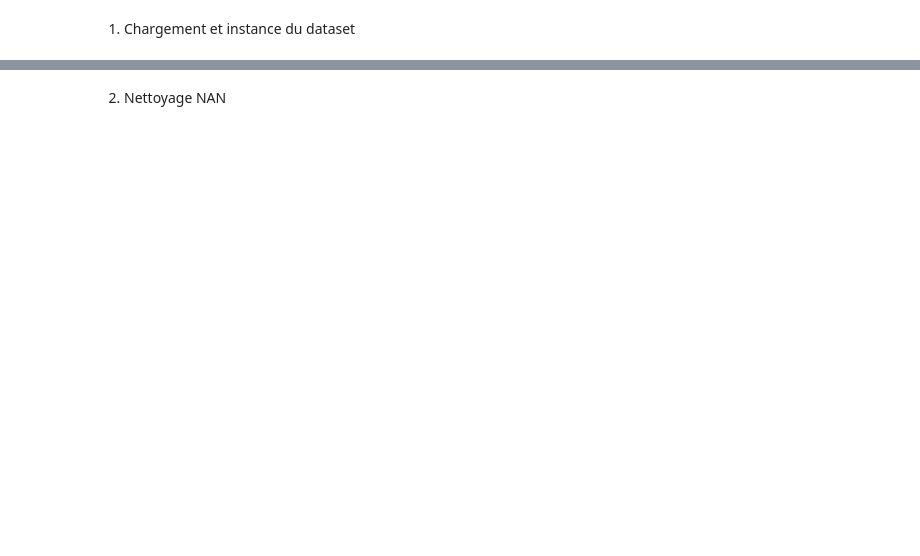
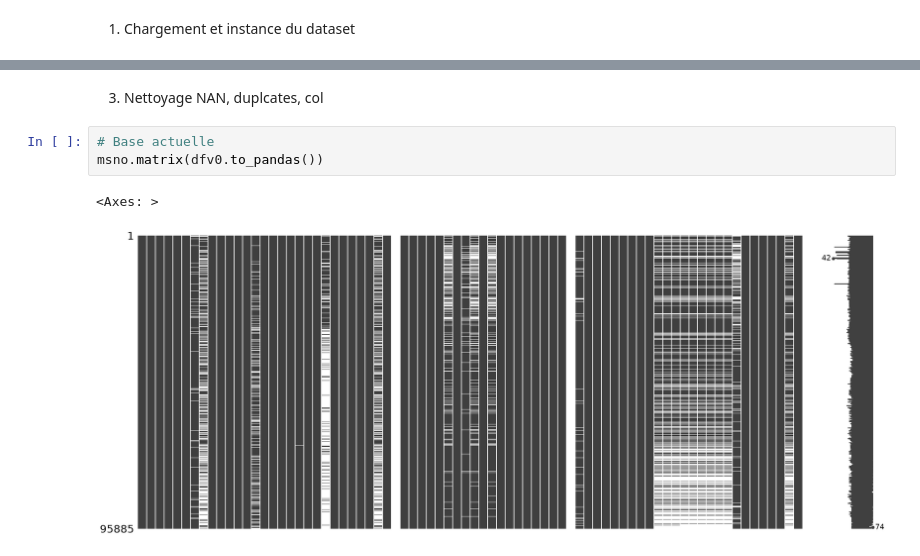
Before and after one commit to mohandab-dataeng/p7-nosql-mongodb-infra, a Jupyter notebook: notebooks/collection_etl.ipynb, the cells around one changed output, grey strips where cells are left out. Saved outputs shown, nothing was run; the diff lists cells and outputs as text; blank space fills up the shorter version.

```diff
--- a/notebooks/collection_etl.ipynb
+++ b/notebooks/collection_etl.ipynb
@@ -12,3 +210,9 @@ df = pl.read_csv("../data/listingsParis.csv")
 # %% [markdown]
-2. Nettoyage NAN
+3. Nettoyage NAN, duplcates, col
+# %%
+# Base actuelle
+msno.matrix(dfv0.to_pandas())
+# %% [output]
+<Axes: >
+[figure, added]
 # %%
```
Also changed, not shown: parts of 16 cells of this notebook.
